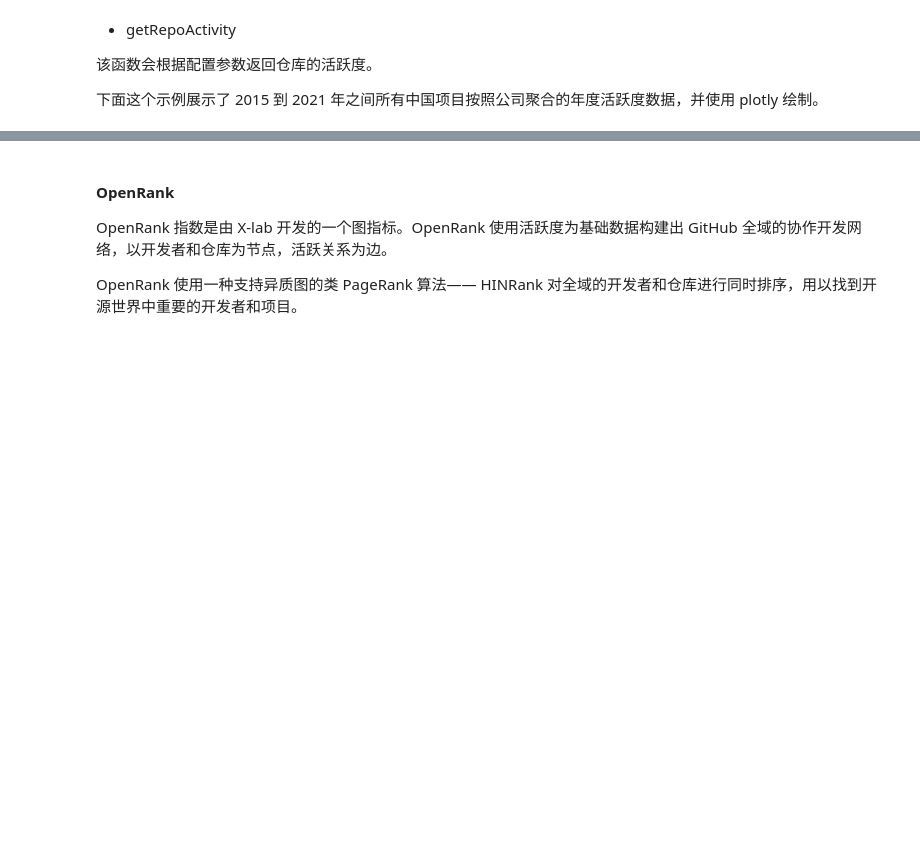
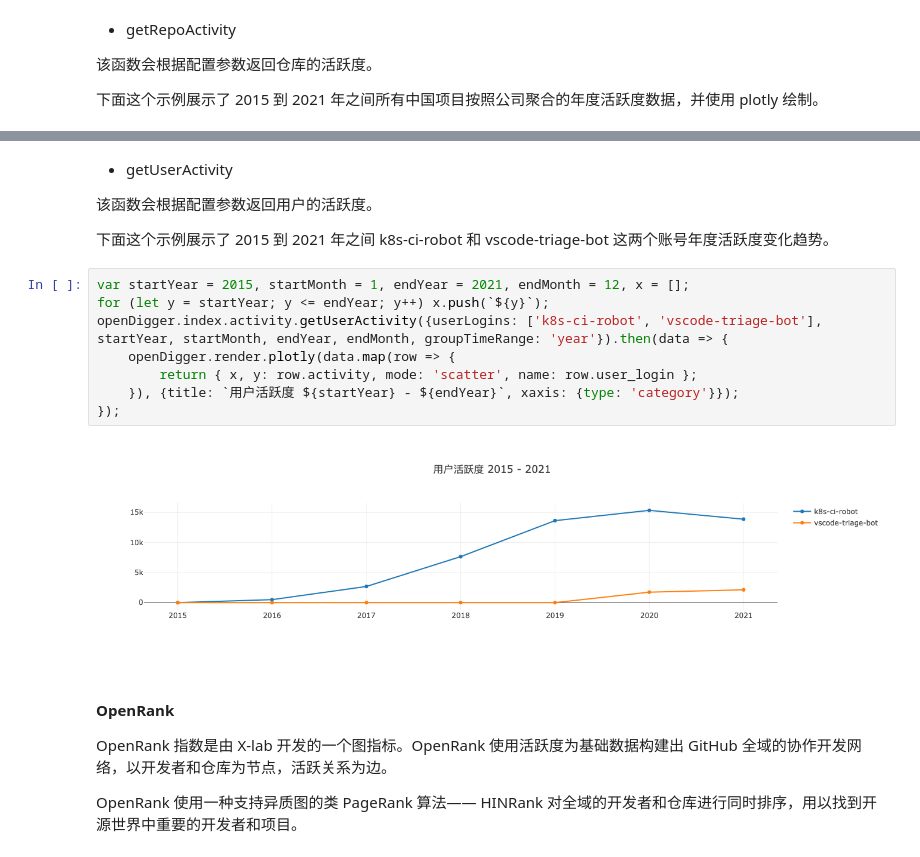
Before and after one commit to X-lab2017/open-digger, a Jupyter notebook: notebook/handbook_zh.ipynb, the cells around one changed output, grey strips where cells are left out. Saved outputs shown, nothing was run; the diff lists cells and outputs as text; blank space fills up the shorter version.

```diff
--- a/notebook/handbook_zh.ipynb
+++ b/notebook/handbook_zh.ipynb
@@ -122,6 +122,22 @@ openDigger.index.activity.getRepoActivity({labelIntersect: ['Company', ':regions
 });
 # %% [output]
 [figure]
+# %% [markdown]
+- getUserActivity
+
+该函数会根据配置参数返回用户的活跃度。
+
+下面这个示例展示了 2015 到 2021 年之间 k8s-ci-robot 和 vscode-triage-bot 这两个账号年度活跃度变化趋势。
+# %%
+var startYear = 2015, startMonth = 1, endYear = 2021, endMonth = 12, x = [];
+for (let y = startYear; y <= endYear; y++) x.push(`${y}`);
+openDigger.index.activity.getUserActivity({userLogins: ['k8s-ci-robot', 'vscode-triage-bot'], startYear, startMonth, endYear, endMonth, groupTimeRange: 'year'}).then(data => {
+    openDigger.render.plotly(data.map(row => {
+        return { x, y: row.activity, mode: 'scatter', name: row.user_login };
+    }), {title: `用户活跃度 ${startYear} - ${endYear}`, xaxis: {type: 'category'}});
+});
+# %% [output]
+[figure, added]
 # %% [markdown]
 #### OpenRank
 
```
Also changed, not shown: parts of 4 cells of this notebook, 4 other files.
